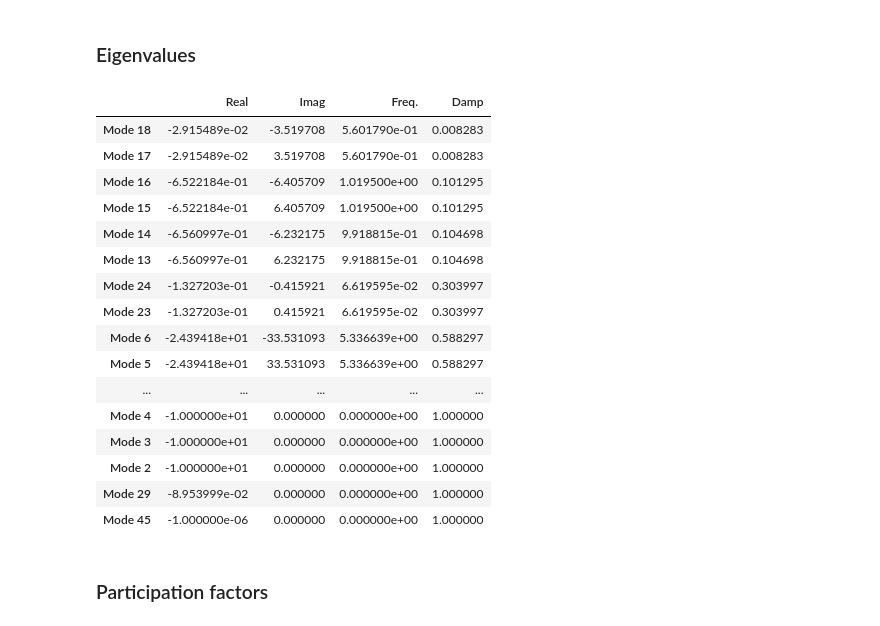
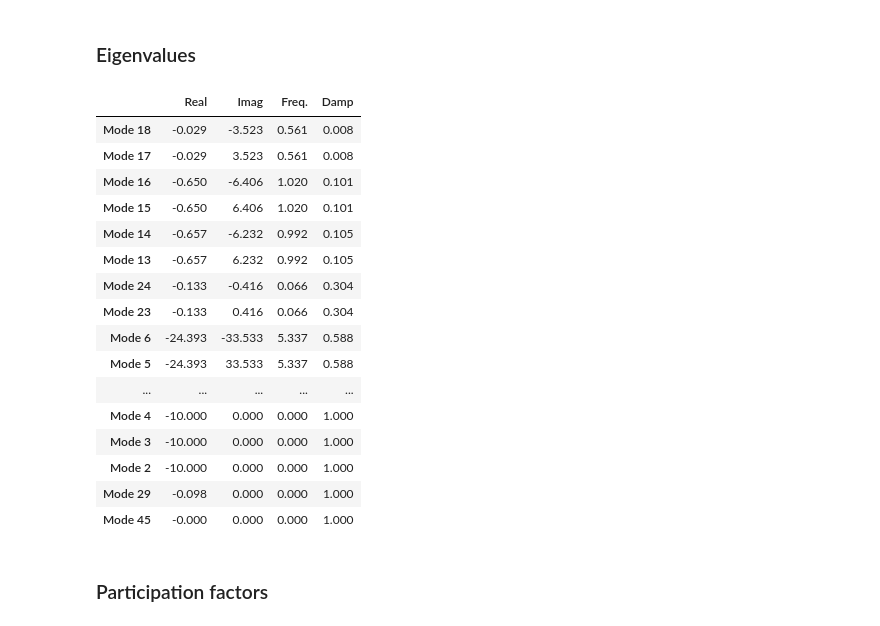
Before and after one commit to pydae/pydae, a Jupyter notebook: examples/grids/grid_bpu/k12p6/k12p6_pss.ipynb, the cells around one changed output. Cells and saved outputs as stored; diff of their text form; code cells hidden in the pictures.

```diff
--- a/examples/grids/grid_bpu/k12p6/k12p6_pss.ipynb
+++ b/examples/grids/grid_bpu/k12p6/k12p6_pss.ipynb
@@ -622,27 +331,27 @@ LinAlgError: Matrix is singular to machine precision.
 # %% [markdown]
 ### Eigenvalues
 # %%
-ssa.eval_A(grid)
+ssa.A_eval(grid)
 damp = ssa.damp_report(grid)
-damp.sort_values('Damp')
+damp.sort_values('Damp').round(3)
 # %% [output]
 |  | Real | Imag | Freq. | Damp |
-| Mode 18 | -2.915489e-02 | -3.519708 | 5.601790e-01 | 0.008283 |
-| Mode 17 | -2.915489e-02 | 3.519708 | 5.601790e-01 | 0.008283 |
-| Mode 16 | -6.522184e-01 | -6.405709 | 1.019500e+00 | 0.101295 |
-| Mode 15 | -6.522184e-01 | 6.405709 | 1.019500e+00 | 0.101295 |
-| Mode 14 | -6.560997e-01 | -6.232175 | 9.918815e-01 | 0.104698 |
-| Mode 13 | -6.560997e-01 | 6.232175 | 9.918815e-01 | 0.104698 |
-| Mode 24 | -1.327203e-01 | -0.415921 | 6.619595e-02 | 0.303997 |
-| Mode 23 | -1.327203e-01 | 0.415921 | 6.619595e-02 | 0.303997 |
-| Mode 6 | -2.439418e+01 | -33.531093 | 5.336639e+00 | 0.588297 |
-| Mode 5 | -2.439418e+01 | 33.531093 | 5.336639e+00 | 0.588297 |
+| Mode 18 | -0.029 | -3.523 | 0.561 | 0.008 |
+| Mode 17 | -0.029 | 3.523 | 0.561 | 0.008 |
+| Mode 16 | -0.650 | -6.406 | 1.020 | 0.101 |
+| Mode 15 | -0.650 | 6.406 | 1.020 | 0.101 |
+| Mode 14 | -0.657 | -6.232 | 0.992 | 0.105 |
+| Mode 13 | -0.657 | 6.232 | 0.992 | 0.105 |
+| Mode 24 | -0.133 | -0.416 | 0.066 | 0.304 |
+| Mode 23 | -0.133 | 0.416 | 0.066 | 0.304 |
+| Mode 6 | -24.393 | -33.533 | 5.337 | 0.588 |
+| Mode 5 | -24.393 | 33.533 | 5.337 | 0.588 |
 | ... | ... | ... | ... | ... |
-| Mode 4 | -1.000000e+01 | 0.000000 | 0.000000e+00 | 1.000000 |
-| Mode 3 | -1.000000e+01 | 0.000000 | 0.000000e+00 | 1.000000 |
-| Mode 2 | -1.000000e+01 | 0.000000 | 0.000000e+00 | 1.000000 |
-| Mode 29 | -8.953999e-02 | 0.000000 | 0.000000e+00 | 1.000000 |
-| Mode 45 | -1.000000e-06 | 0.000000 | 0.000000e+00 | 1.000000 |
+| Mode 4 | -10.000 | 0.000 | 0.000 | 1.000 |
+| Mode 3 | -10.000 | 0.000 | 0.000 | 1.000 |
+| Mode 2 | -10.000 | 0.000 | 0.000 | 1.000 |
+| Mode 29 | -0.098 | 0.000 | 0.000 | 1.000 |
+| Mode 45 | -0.000 | 0.000 | 0.000 | 1.000 |
 # %% [markdown]
 ### Participation factors
 # %%
```
Also changed, not shown: parts of 31 cells of this notebook, 3 other files.
